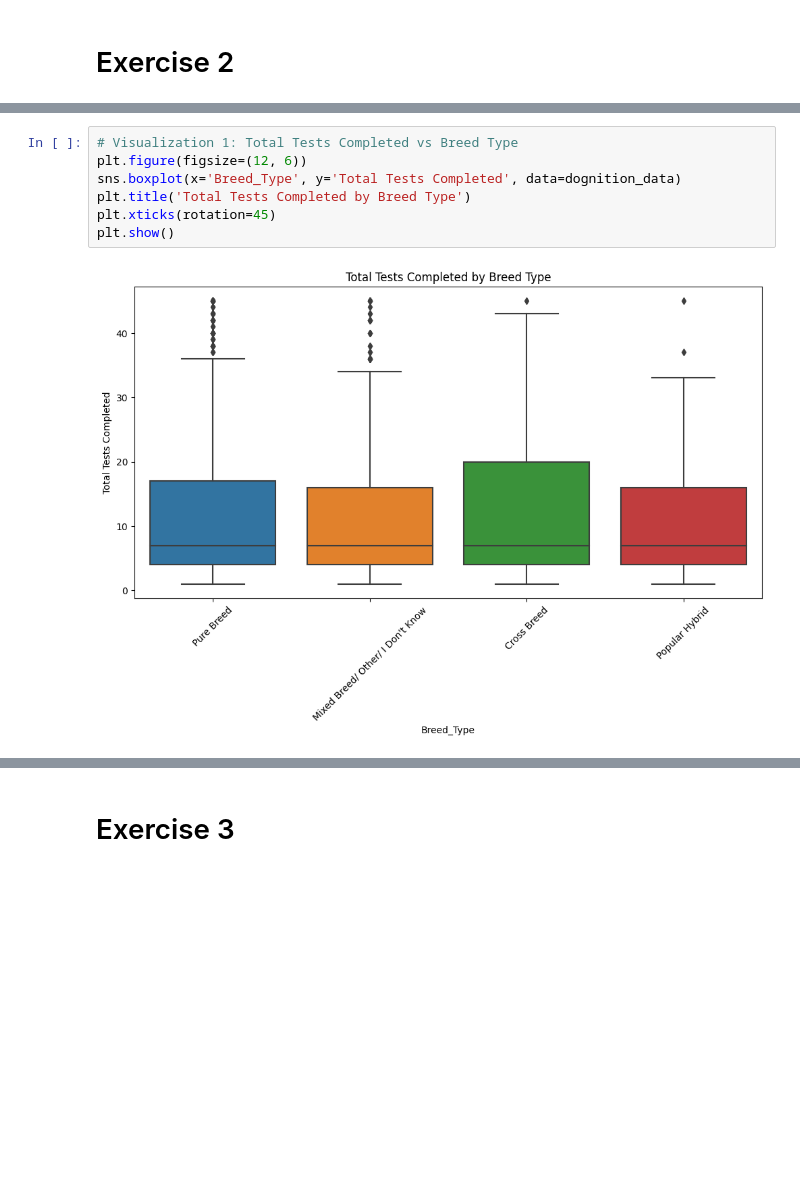
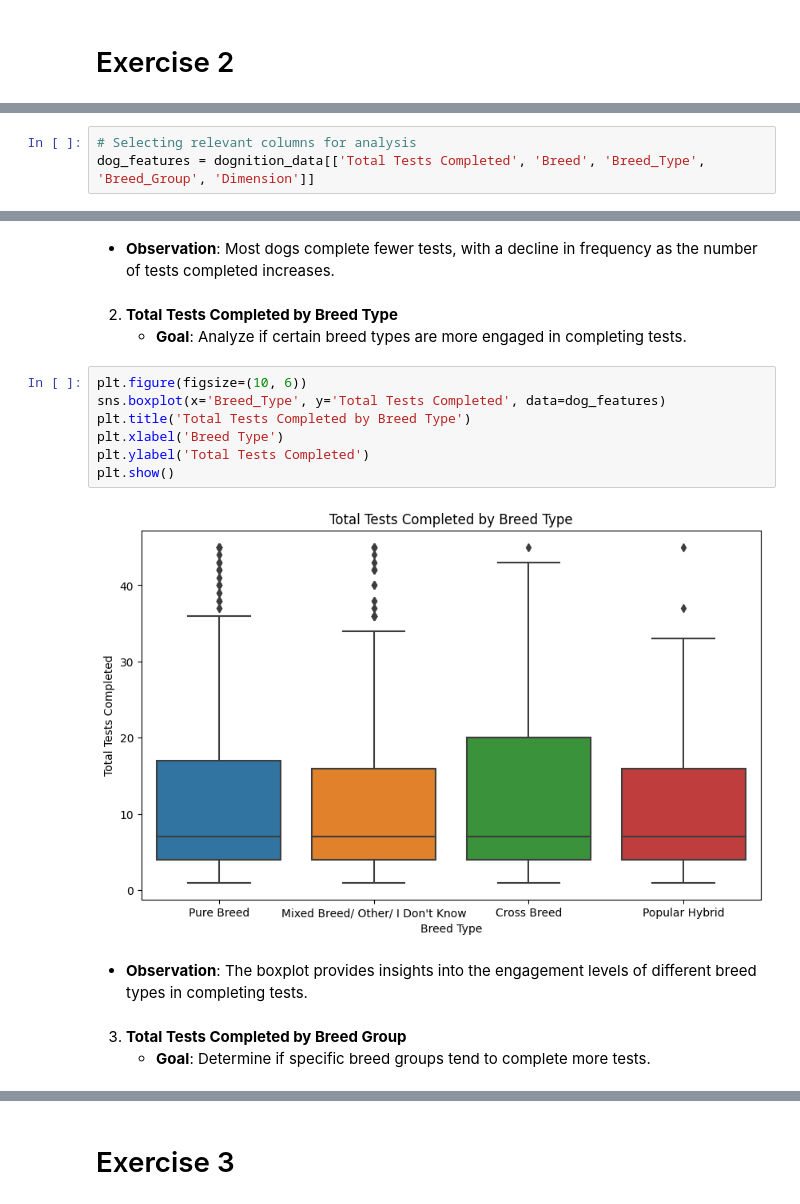
Before and after one commit to peyman886/data-visualization-coursework, a Jupyter notebook: HW4/Visualization_HW4.ipynb, the cells around one changed output, grey strips where cells are left out. Cells and saved outputs as stored; diff of their text form; blank space fills up the shorter version.

```diff
--- a/HW4/Visualization_HW4.ipynb
+++ b/HW4/Visualization_HW4.ipynb
@@ -168,0 +130,3 @@ We will create visualizations to explore how the 'Total Tests Completed' varies
+# %%
+# Selecting relevant columns for analysis
+dog_features = dognition_data[['Total Tests Completed', 'Breed', 'Breed_Type', 'Breed_Group', 'Dimension']]
@@ -169,10 +145,20 @@ We will create visualizations to explore how the 'Total Tests Completed' varies
+# %% [markdown]
+- **Observation**: Most dogs complete fewer tests, with a decline in frequency as the number of tests completed increases.
+# %% [markdown]
+2. **Total Tests Completed by Breed Type**
+    - **Goal**: Analyze if certain breed types are more engaged in completing tests.
 # %%
-# Visualization 1: Total Tests Completed vs Breed Type
-plt.figure(figsize=(12, 6))
-sns.boxplot(x='Breed_Type', y='Total Tests Completed', data=dognition_data)
+plt.figure(figsize=(10, 6))
+sns.boxplot(x='Breed_Type', y='Total Tests Completed', data=dog_features)
 plt.title('Total Tests Completed by Breed Type')
-plt.xticks(rotation=45)
+plt.xlabel('Breed Type')
+plt.ylabel('Total Tests Completed')
 plt.show()
 # %% [output]
-[figure, old version]
+[figure, new version]
+# %% [markdown]
+- **Observation**: The boxplot provides insights into the engagement levels of different breed types in completing tests.
+# %% [markdown]
+3. **Total Tests Completed by Breed Group**
+    - **Goal**: Determine if specific breed groups tend to complete more tests.
 # %%
```
Also changed, not shown: parts of 72 cells of this notebook, 4 other files.
